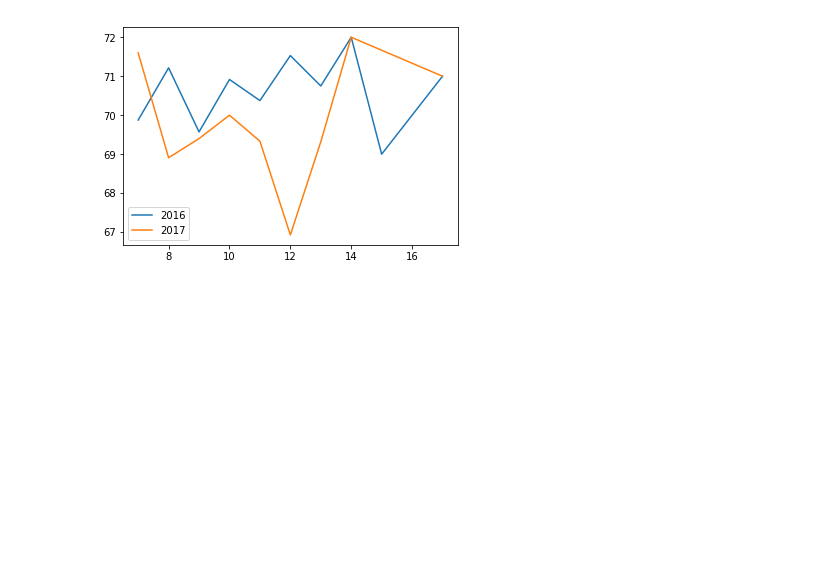
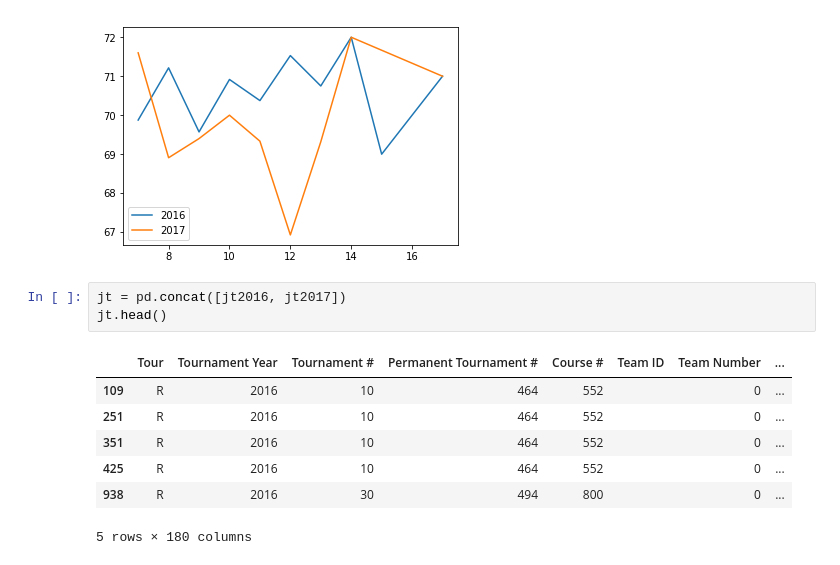
Before and after one commit to rer145/Data-Visualization, a Jupyter notebook: project-3/data.ipynb, the cells around one changed output. Drawn from its saved outputs; the diff is of its cells as text; blank space fills up the shorter version.

```diff
--- a/project-3/data.ipynb
+++ b/project-3/data.ipynb
@@ -241,3 +233,14 @@ plt.legend()
 plt.show()
 # %% [output]
 [figure]
+# %%
+jt = pd.concat([jt2016, jt2017])
+jt.head()
+# %% [output]
+|  | Tour | Tournament Year | Tournament # | Permanent Tournament # | Course # | Team ID | Team Number | ... |
+| 109 | R | 2016 | 10 | 464 | 552 |  | 0 | ... |
+| 251 | R | 2016 | 10 | 464 | 552 |  | 0 | ... |
+| 351 | R | 2016 | 10 | 464 | 552 |  | 0 | ... |
+| 425 | R | 2016 | 10 | 464 | 552 |  | 0 | ... |
+| 938 | R | 2016 | 30 | 494 | 800 |  | 0 | ... |
+5 rows × 180 columns
```
Also changed, not shown: parts of 12 cells of this notebook, 4 other files.
